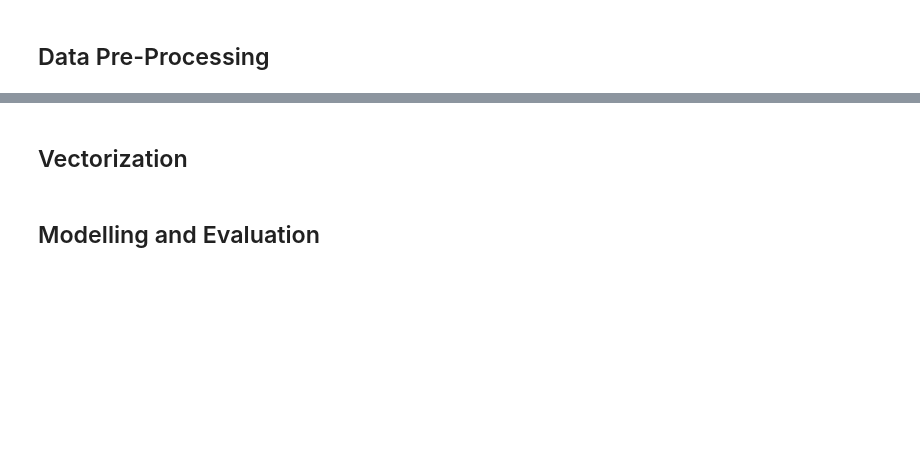
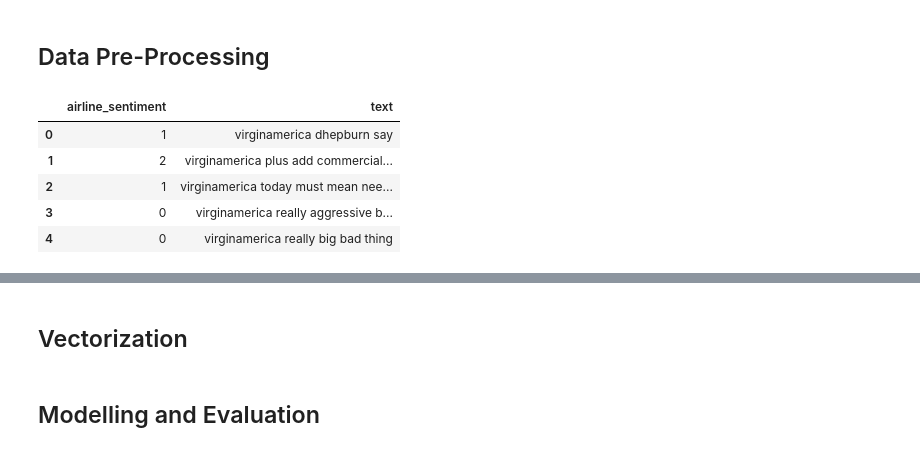
Before and after one commit to lauren-alexandra/airline-sentiment, a Jupyter notebook: AirlineSentimentAnalysis.ipynb, the cells around one changed output, grey strips where cells are left out. Saved outputs shown, nothing was run; the diff lists cells and outputs as text; code cells hidden in the pictures; blank space fills up the shorter version.

```diff
--- a/AirlineSentimentAnalysis.ipynb
+++ b/AirlineSentimentAnalysis.ipynb
@@ -54,0 +53,3 @@ Successfully installed anyascii-0.1.7 contractions-0.0.48 pyahocorasick-1.4.1 te
+# %%
+lemmatizer = WordNetLemmatizer()
+pandarallel.initialize()
@@ -137,0 +190,9 @@ h. Print first 5 rows of data after pre-processing.
+# %%
+data.head()
+# %% [output]
+|  | airline_sentiment | text |
+| 0 | 1 | virginamerica dhepburn say |
+| 1 | 2 | virginamerica plus add commercial... |
+| 2 | 1 | virginamerica today must mean nee... |
+| 3 | 0 | virginamerica really aggressive b... |
+| 4 | 0 | virginamerica really big bad thing |
```
Also changed, not shown: parts of 13 cells of this notebook.
